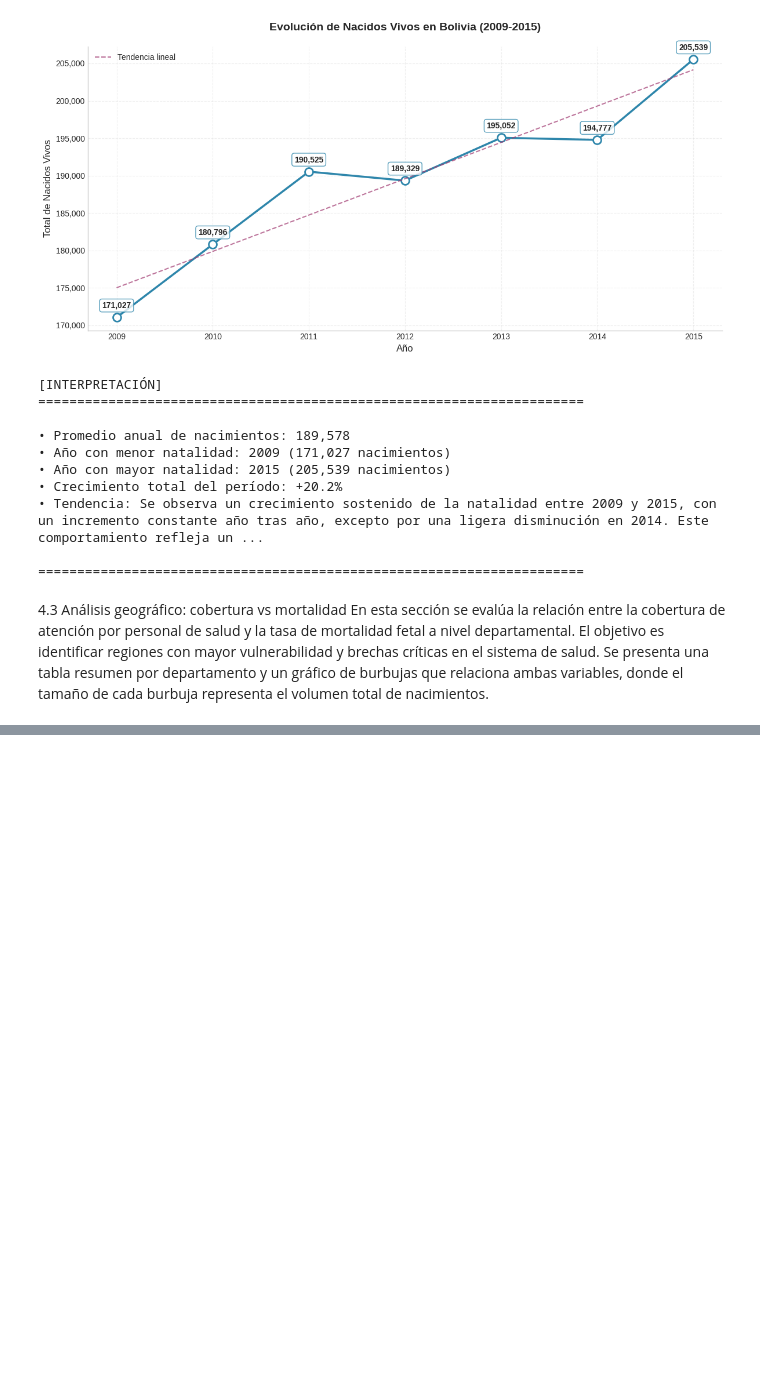
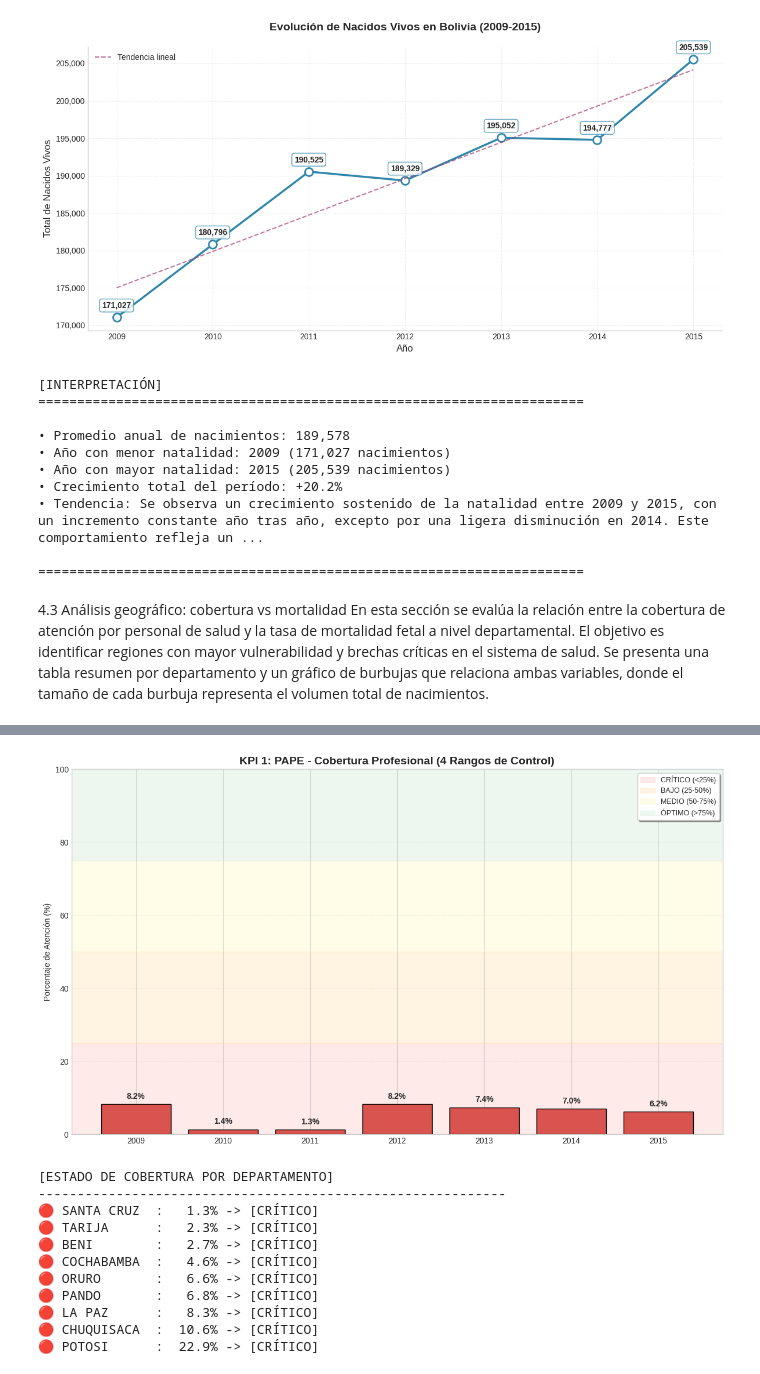
Before and after one commit to ElTioCrack/BigData-BI-Diploma, a Jupyter notebook: homeworks/Tarea 4/analisis_nacimientos_bolivia_2009_2015_Ilian_Felipez.ipynb, the cells around one changed output, grey strips where cells are left out. Cells and saved outputs as stored; diff of their text form; code cells hidden in the pictures; blank space fills up the shorter version.

```diff
--- a/homeworks/Tarea 4/analisis_nacimientos_bolivia_2009_2015_Ilian_Felipez.ipynb
+++ b/homeworks/Tarea 4/analisis_nacimientos_bolivia_2009_2015_Ilian_Felipez.ipynb
@@ -808,0 +833,79 @@ NACIONAL (Ponderado)         238,100            98.8                 11.9
+# %%
+# ============================================================================
+# KPI 1: PAPE - CONFIGURACIÓN MANUAL Y SEMÁFORO DE 4 RANGOS
+# ============================================================================
+
+# 1. SELECCIÓN DE AÑOS (Modifica esta lista para incluir/quitar años como 2010, 2011)
+anios_incluir = ['2009', '2010', '2011', '2012', '2013', '2014', '2015']
+df_kpi = df_total[df_total['anio'].isin(anios_incluir)].copy()
+
+# 2. CÁLCULO PONDERADO POR AÑO
+pape_anio = df_kpi.groupby('anio').apply(
+    lambda x: (x['nacidos_vivos_atendidos_por_personal_de_salud'].sum() /
+               x['nacidos_vivos'].replace(0,1).sum()) * 100
+).reset_index()
+pape_anio.columns = ['Año', 'PAPE']
+
+# 3. GRÁFICO CON 4 RANGOS DE CONTROL
+fig, ax = plt.subplots(figsize=(12, 7))
+
+# Configuración del Semáforo (4 Niveles)
+ax.set_ylim(0, 100)
+ax.axhspan(0, 25, color='#ffcccc', alpha=0.4, label='CRÍTICO (<25%)')
+ax.axhspan(25, 50, color='#ffe5b4', alpha=0.4, label='BAJO (25-50%)')
+ax.axhspan(50, 75, color='#fff9c4', alpha=0.4, label='MEDIO (50-75%)')
+ax.axhspan(75, 100, color='#d4edda', alpha=0.4, label='ÓPTIMO (>75%)')
+
+# Colores de las barras según el valor
+bar_colors = []
+for val in pape_anio['PAPE']:
+    if val < 25: bar_colors.append('#d9534f')   # Rojo
+    elif val < 50: bar_colors.append('#f0ad4e') # Naranja
+    elif val < 75: bar_colors.append('#fdd835') # Amarillo
+    else: bar_colors.append('#5cb85c')          # Verde
+
+bars = ax.bar(pape_anio['Año'], pape_anio['PAPE'], color=bar_colors, edgecolor='black', zorder=3)
+
+# Etiquetas de datos
+for bar in bars:
+    yval = bar.get_height()
+    ax.text(bar.get_x() + bar.get_width()/2, yval + 1, f'{yval:.1f}%',
+            ha='center', va='bottom', fontweight='bold')
+
+ax.set_title('KPI 1: PAPE - Cobertura Profesional (4 Rangos de Control)', fontsize=14, fontweight='bold')
+ax.set_ylabel('Porcentaje de Atención (%)')
+ax.legend(loc='upper right', frameon=True, shadow=True, fontsize=9)
+ax.grid(axis='y', linestyle='--', alpha=0.3)
+
+plt.tight_layout()
+plt.show()
+
+# 4. REPORTE DEPARTAMENTAL CON 4 ESTADOS
+pape_depto = df_kpi.groupby('departamento').apply(
+    lambda x: (x['nacidos_vivos_atendidos_por_personal_de_salud'].sum() /
+               x['nacidos_vivos'].replace(0,1).sum()) * 100
+).sort_values().reset_index()
+pape_depto.columns = ['Depto', 'PAPE']
+
+print("\n[ESTADO DE COBERTURA POR DEPARTAMENTO]")
+print("-" * 60)
+for _, row in pape_depto.iterrows():
+    if row['PAPE'] < 25: status, emoji = "CRÍTICO", "🔴"
+    elif row['PAPE'] < 50: status, emoji = "BAJO", "🟠"
+    elif row['PAPE'] < 75: status, emoji = "MEDIO", "🟡"
+    else: status, emoji = "ÓPTIMO", "🟢"
+
+    print(f"{emoji} {row['Depto']:<12}: {row['PAPE']:>5.1f}% -> [{status}]")
+# %% [output]
+[figure, added]
+[ESTADO DE COBERTURA POR DEPARTAMENTO]
+------------------------------------------------------------
+🔴 SANTA CRUZ  :   1.3% -> [CRÍTICO]
+🔴 TARIJA      :   2.3% -> [CRÍTICO]
+🔴 BENI        :   2.7% -> [CRÍTICO]
+🔴 COCHABAMBA  :   4.6% -> [CRÍTICO]
+🔴 ORURO       :   6.6% -> [CRÍTICO]
+🔴 PANDO       :   6.8% -> [CRÍTICO]
+🔴 LA PAZ      :   8.3% -> [CRÍTICO]
+🔴 CHUQUISACA  :  10.6% -> [CRÍTICO]
+🔴 POTOSI      :  22.9% -> [CRÍTICO]
```
Also changed, not shown: parts of 16 cells of this notebook.
